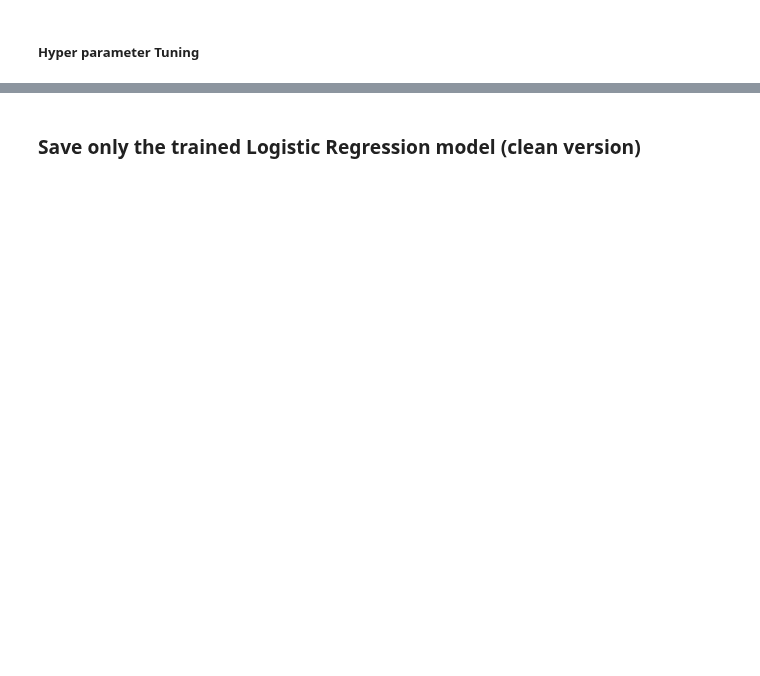
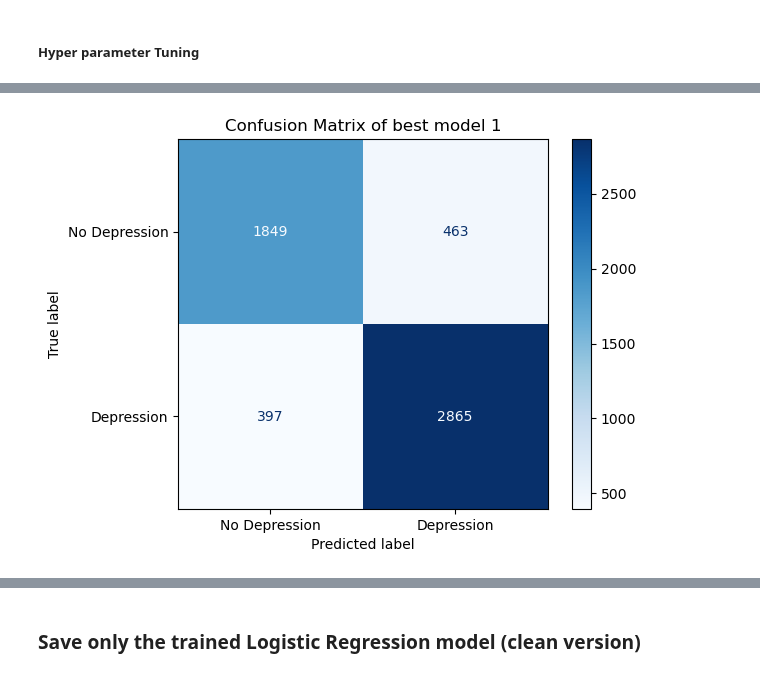
Before and after one commit to rushring/CS_Group07_StudentDepressionDetection, a Jupyter notebook: notebooks/Rushani_Logistic_Regression/hyper_param_tuning.ipynb, the cells around one changed output, grey strips where cells are left out. Drawn from its saved outputs; the diff is of its cells as text; code cells hidden in the pictures; blank space fills up the shorter version.

Commit message:
Final Meta model

```diff
--- a/notebooks/Rushani_Logistic_Regression/hyper_param_tuning.ipynb
+++ b/notebooks/Rushani_Logistic_Regression/hyper_param_tuning.ipynb
@@ -83,37 +184,36 @@ skf = StratifiedKFold(n_splits=5, shuffle=True, random_state=42)
 # %%
-# hyperparameter grid to search
 param_grid = [
     {
-        "model__C": [0.01, 0.1, 1, 10, 100],
-        "model__penalty": ["l1", "l2"],
-        "model__solver": ["liblinear"]
+        "C": [0.01, 0.1, 1, 10, 100],
+        "penalty": ["l1", "l2"],
+        "solver": ["liblinear"]
     },
     {
-        "model__C": [0.001, 0.01, 0.1, 1, 10, 100],
-        "model__penalty": ["l1", "l2"],
-        "model__solver": ["saga"]
+        "C": [0.001, 0.01, 0.1, 1, 10, 100],
+        "penalty": ["l1", "l2"],
+        "solver": ["saga"]
     },
     {
-        "model__C": [0.001, 0.01, 0.1, 1, 10],
-        "model__penalty": ["elasticnet"],
-        "model__solver": ["saga"],
-        "model__l1_ratio": [0.1, 0.3, 0.5, 0.7, 0.9]
+        "C": [0.001, 0.01, 0.1, 1, 10],
+        "penalty": ["elasticnet"],
+        "solver": ["saga"],
+        "l1_ratio": [0.1, 0.3, 0.5, 0.7, 0.9]
     }
 ]
 # %%
+skf = StratifiedKFold(n_splits=5, shuffle=True, random_state=42)
 
-# GridSearchCV with 5-fold cross-validation
 grid_search = GridSearchCV(
-    pipeline,
-    param_grid,
+    estimator=log_reg,
+    param_grid=param_grid,
     cv=skf,
-    scoring='f1',
+    scoring="f1",
     n_jobs=-1,
     verbose=1,
     return_train_score=True
 )
 # %%
 # Fit on training data
-grid_search.fit(X_train, y_train)
+grid_search.fit(X_train_final, y_train)
 # %% [output]
 Fitting 5 folds for each of 47 candidates, totalling 235 fits
@@ -153,12 +242,10 @@ Best F1 Score on Training Set: 0.8716102639052561
 ###     Best F1 Score on Training Set: 0.8716102639052561 --- model tuned on hyper parameter tuning
 ## there is a slight improvement compare to perivous one
 # %%
-
-from sklearn.metrics import classification_report, accuracy_score
-
 # Evaluate initial grid search model
 best_model_1 = grid_search.best_estimator_
-y_pred_1 = best_model_1.predict(X_test)
+y_pred = best_model_1.predict(X_test_final)
 
-print("Accuracy:", accuracy_score(y_test, y_pred_1)*100)
+print("Accuracy:", accuracy_score(y_test, y_pred) * 100)
+print(classification_report(y_test, y_pred))
 # %% [output]
@@ -199,10 +292,12 @@ print(classification_report(y_test, y_pred_1))
 # %%
 from sklearn.metrics import confusion_matrix,ConfusionMatrixDisplay
 
-cm1 = confusion_matrix(y_test, y_pred_1)
+cm1 = confusion_matrix(y_test, y_pred)
 
 # Plot it
 disp = ConfusionMatrixDisplay(confusion_matrix=cm1, display_labels=['No Depression', 'Depression'])
 disp.plot(cmap='Blues')
 plt.title("Confusion Matrix of best model 1")
 plt.show()
+# %% [output]
+[figure, added]
```
Also changed, not shown: parts of 29 cells of this notebook, 11 other files.
